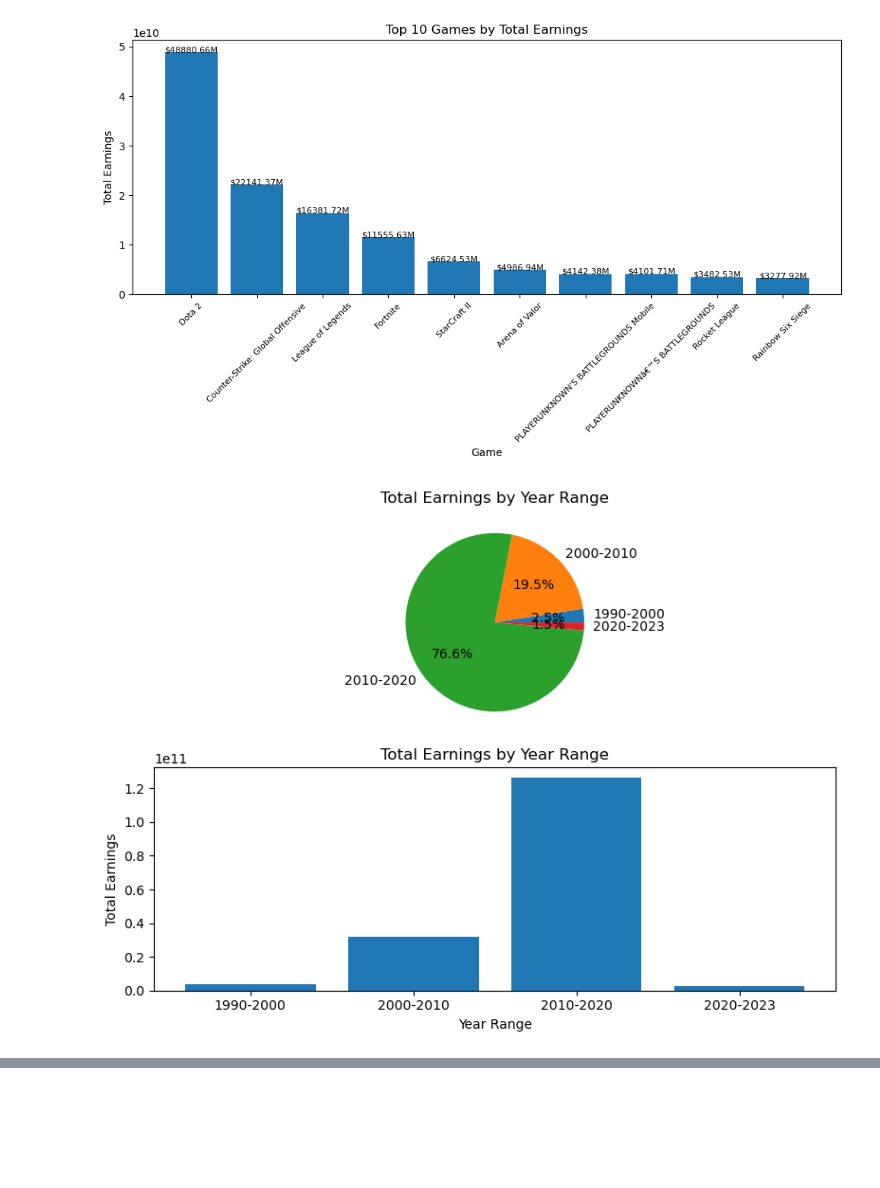
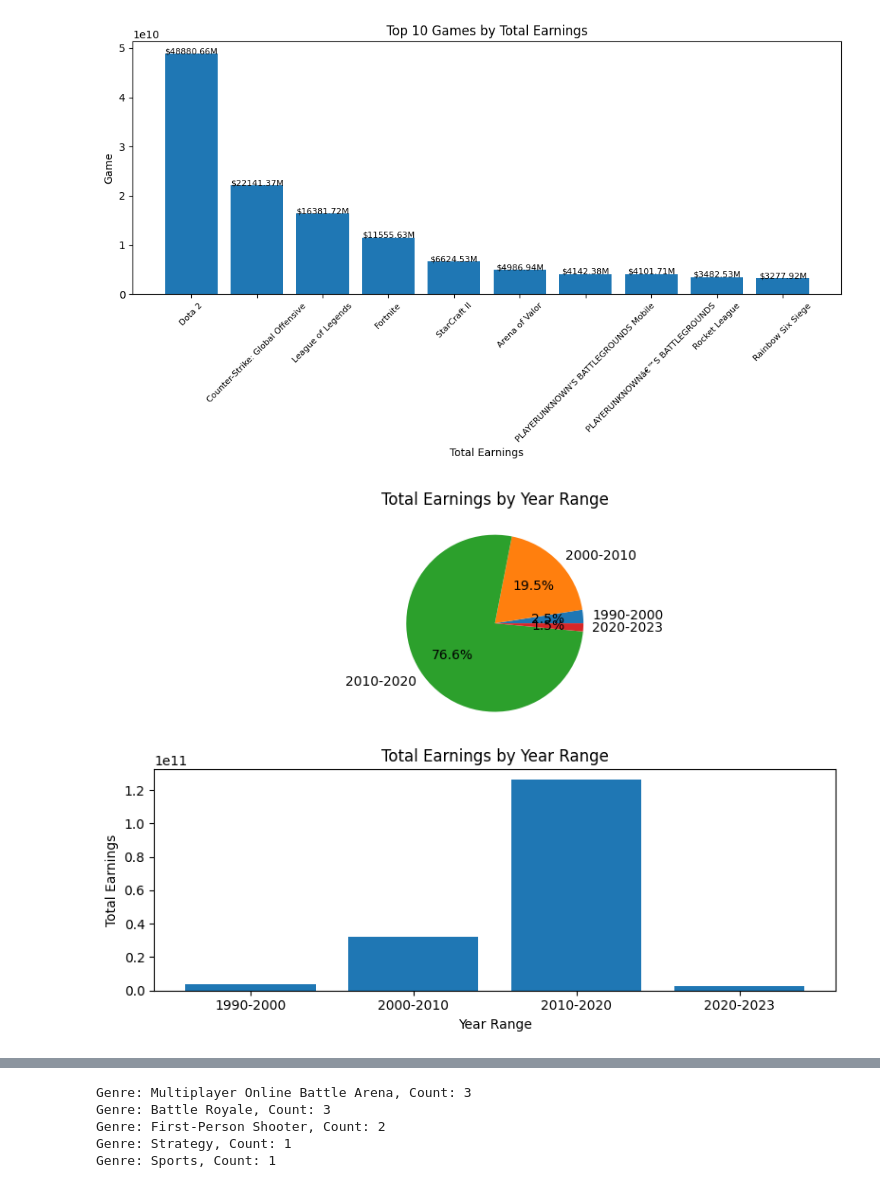
Before and after one commit to ManuelRy/data-mining-final, a Jupyter notebook: 4. Models Selection, Training and Evaluation.ipynb.ipynb, the cells around one changed output, grey strips where cells are left out. Saved outputs shown, nothing was run; the diff lists cells and outputs as text; code cells hidden in the pictures; blank space fills up the shorter version.

```diff
--- a/4. Models Selection, Training and Evaluation.ipynb.ipynb
+++ b/4. Models Selection, Training and Evaluation.ipynb.ipynb
@@ -1,12 +1,11 @@
 # %%
 import pandas as pd
-import matplotlib.pyplot as plt
 from sklearn.preprocessing import OneHotEncoder
 from sklearn.model_selection import train_test_split
-from sklearn.tree import DecisionTreeClassifier
+import matplotlib.pyplot as plt
 
 # Read the CSV file into a DataFrame
-df = pd.read_csv('data_creation_cleaned_no_duplicates.csv')
+df = pd.read_csv('predicted_results.csv')
 
 # Convert "Date" and "ReleaseDate" columns to datetime format
 df['Date'] = pd.to_datetime(df['Date'])
@@ -15,22 +14,24 @@ df['ReleaseDate'] = pd.to_datetime(df['ReleaseDate'])
 # Filter the DataFrame for games with total earnings over 10 million dollars
 filtered_df = df[df['TotalEarnings'] > 10000000]
 
-# Group by 'Game' and calculate the sum of 'TotalEarnings' for each game
-grouped_df = filtered_df.groupby('Game')['TotalEarnings'].sum().reset_index()
+# Group by 'Game' and calculate the sum of selected columns for each game
+grouped_df = filtered_df.groupby('Game')[['TotalEarnings', 'Earnings_YoY_Growth', 'Players_YoY_Growth', 'Tournaments_YoY_Growth']].sum().reset_index()
 
-# Sort the grouped DataFrame by total earnings in descending order
-sorted_df = grouped_df.sort_values(by='TotalEarnings', ascending=False)
+# Create a new column for the combined score (you can customize the formula based on your preference)
+grouped_df['CombinedScore'] = grouped_df['TotalEarnings'] + grouped_df['Earnings_YoY_Growth'] + grouped_df['Players_YoY_Growth'] + grouped_df['Tournaments_YoY_Growth']
+
+# Sort the grouped DataFrame by the combined score in descending order
+sorted_df = grouped_df.sort_values(by='CombinedScore', ascending=False)
 
 # Select the top 10 different games
 top_10_games = sorted_df.head(10)
-
 
 # Create a histogram of the top 10 games' total earnings
 plt.figure(figsize=(10, 6))
 plt.bar(top_10_games['Game'], top_10_games['TotalEarnings'])
 plt.title('Top 10 Games by Total Earnings')
-plt.xlabel('Game')
-plt.ylabel('Total Earnings')
+plt.xlabel('Total Earnings')
+plt.ylabel('Game')
 
 # Add labels to each bar
 for i, (game, earnings) in enumerate(zip(top_10_games['Game'], top_10_games['TotalEarnings'])):
@@ -42,6 +43,7 @@ plt.show()
 
 # Extract the year from "ReleaseDate" and create a new column
 df['Year'] = df['ReleaseDate'].dt.year
+
 # Calculate the year-over-year growth in earnings, players, and tournaments
 df['Earnings_YoY_Growth'] = df.groupby('Game')['TotalEarnings'].pct_change() + 1
 df['Players_YoY_Growth'] = df.groupby('Game')['Players'].pct_change() + 1
@@ -76,39 +78,60 @@ plt.tight_layout()  # Adjust the layout
 
 plt.show()
 
+# Create 'Genre' column from the existing one-hot encoded genre columns
+genre_columns = [col for col in df.columns if 'Genre_' in col]
+df['Genre'] = df[genre_columns].idxmax(axis=1).str.replace('Genre_', '')
+
 # Encode the "Genre" column using one-hot encoding
 encoder = OneHotEncoder()
 encoded_genre = encoder.fit_transform(df['Genre'].values.reshape(-1, 1)).toarray()
 
 # Create the encoded DataFrame
 encoded_df = pd.concat([df, pd.DataFrame(encoded_genre, columns=encoder.categories_[0])], axis=1)
 
 # Create categorical feature for release decade
 df['Release_Decade'] = pd.cut(df['ReleaseDate'].dt.year, bins=range(1990, 2030, 10), labels=range(1990, 2020, 10))
 
 # Split the data into training and testing sets
 X = encoded_df.drop(['Game', 'ReleaseDate', 'Genre'], axis=1)
 y = encoded_df['Genre']
 X_train, X_test, y_train, y_test = train_test_split(X, y, test_size=0.2, random_state=42)
 
 # Filter the DataFrame for games with total earnings over 10 million dollars
 filtered_df = df[df['TotalEarnings'] > 10000000]
 
 # Sort the filtered DataFrame by total earnings in descending order
 sorted_df = filtered_df.sort_values(by='TotalEarnings', ascending=False)
-# Display the top 10 games with their total earnings, genre, and earnings by year
+
+# Create an empty DataFrame to store the results
+results_df = pd.DataFrame(columns=['Game', 'Genre', 'Total Earnings', 'Year', 'Earnings'])
+for index, row in top_10_games.iterrows():
+    game = row['Game']
+    genre = df[df['Game'] == game]['Genre'].iloc[0]
+    total_earnings = row['TotalEarnings']
+    earnings_by_year = df[df['Game'] == game].groupby('Year')['TotalEarnings'].sum()
+
+    for year, earnings in earnings_by_year.items():
+        # Append the results to the DataFrame
+        result = pd.DataFrame({'Game': [game], 'Genre': [genre], 'Total Earnings': [total_earnings], 'Year': [year], 'Earnings': [earnings]})
+        results_df = pd.concat([results_df, result], ignore_index=True)
+# Save the DataFrame to a CSV file
+results_df.to_csv('results.csv', index=False)
+
 for index, row in top_10_games.iterrows():
     print("Game:", row['Game'])
     print("Genre:", df[df['Game'] == row['Game']]['Genre'].iloc[0])  # Extract genre information
     print("Total Earnings:", row['TotalEarnings'])
+    print("Earnings_YoY_Growth:", row['Earnings_YoY_Growth'])
+    print("Players_YoY_Growth:", row['Players_YoY_Growth'])
+    print("Tournaments_YoY_Growth:", row['Tournaments_YoY_Growth'])
     print("Earnings by Year:")
     earnings_by_year = df[df['Game'] == row['Game']].groupby('Year')['TotalEarnings'].sum()
     for year, earnings in earnings_by_year.items():
         print("  Year:", year)
         print("  Earnings:", earnings)
-    print("——————————")
 # %% [output]
-[figure, old version]
+[figure, new version]
 [figure]
 Game: Dota 2
 Genre: Multiplayer Online Battle Arena
@@ -130,3 +153,21 @@ Earnings by Year:
+# %%
+import pandas as pd
+
+# Read the CSV file into a DataFrame
+df = pd.read_csv('results.csv')
+
+# Count the number of occurrences of each genre
+genre_counts = df['Genre'].value_counts()
+
+# Print the counts
+for genre, count in genre_counts.items():
+    print(f"Genre: {genre}, Count: {count}")
+# %% [output]
+Genre: Multiplayer Online Battle Arena, Count: 3
+Genre: Battle Royale, Count: 3
+Genre: First-Person Shooter, Count: 2
+Genre: Strategy, Count: 1
+Genre: Sports, Count: 1
 # %%
 #Decision_Tree
 import pandas as pd
```
Also changed, not shown: parts of 3 cells of this notebook, 10 other files.
